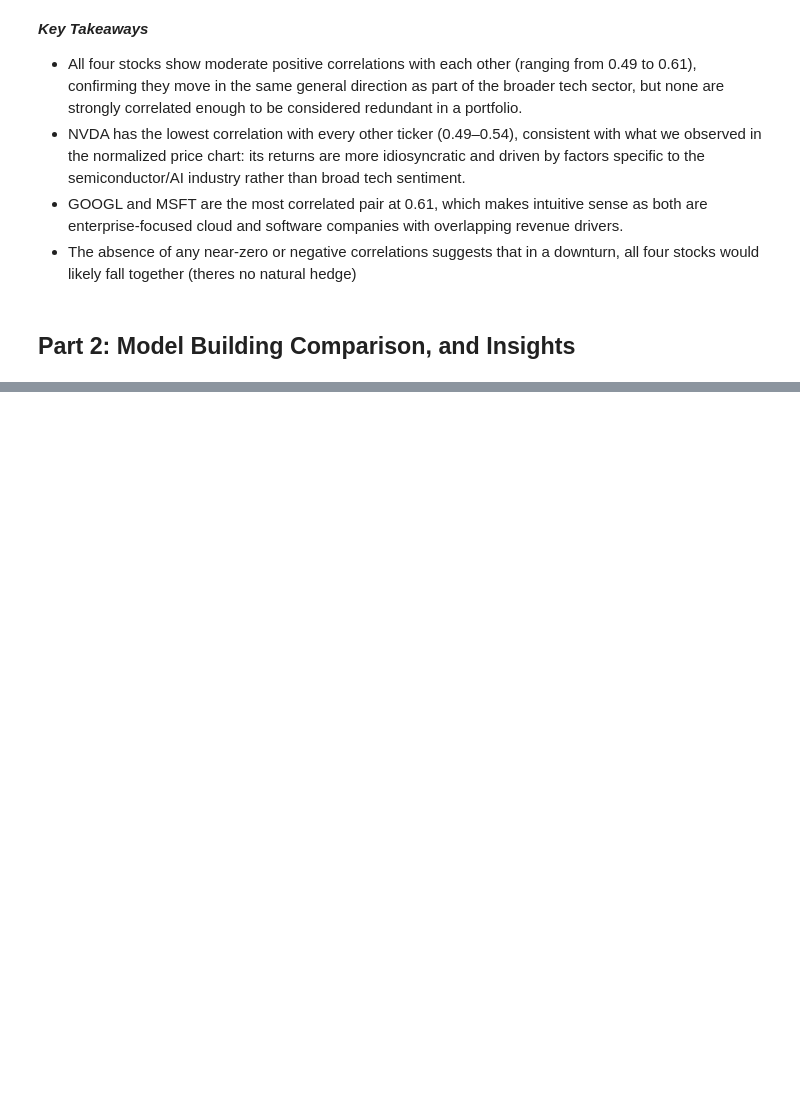
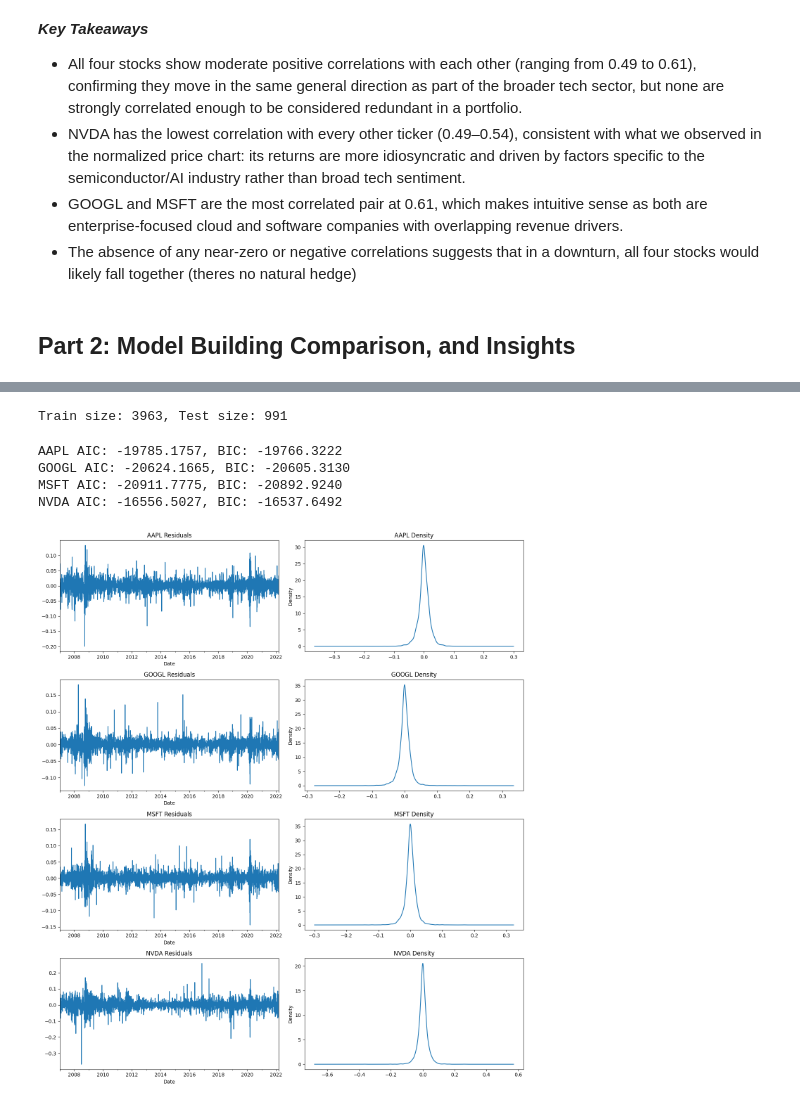
Before and after one commit to tosalam17/Quant-Time-Series-Project, a Jupyter notebook: quant-tsf.ipynb, the cells around one changed output, grey strips where cells are left out. Saved outputs shown, nothing was run; the diff lists cells and outputs as text; code cells hidden in the pictures; blank space fills up the shorter version.

```diff
--- a/quant-tsf.ipynb
+++ b/quant-tsf.ipynb
@@ -314,0 +392,40 @@ from neuralforecast.losses.pytorch import MAE
+# %%
+#lets do our train_test_splits
+# 80/20 train test split
+split = int(len(arima_data['AAPL']) * 0.8)
+
+arima_train = {tick: arima_data[tick][:split] for tick in tickers}
+arima_test = {tick:arima_data[tick][split:] for tick in tickers}
+
+print(f'Train size: {split}, Test size: {len(arima_data["AAPL"]) - split}')
+# %% [output]
+Train size: 3963, Test size: 991
+# %%
+#step 2: Fitting the ARIMA Model
+arima_models = {}
+arima_results = {}
+
+for tick in tickers:
+    model = ARIMA(arima_train[tick], order=(1, 1, 1)) #using 1,1,1 because both the acf and pacf plots spiked at the first lags --> (p=1 (pacf), d=1 (is stationary), q=1 (acf)
+    result = model.fit(method_kwargs={"maxiter": 1000})
+    arima_models[tick] = model
+    arima_results[tick] = result
+    print(f'{tick} AIC: {result.aic:.4f}, BIC: {result.bic:.4f}')
+# %% [output]
+AAPL AIC: -19785.1757, BIC: -19766.3222
+GOOGL AIC: -20624.1665, BIC: -20605.3130
+MSFT AIC: -20911.7775, BIC: -20892.9240
+NVDA AIC: -16556.5027, BIC: -16537.6492
+# %%
+#step 3: Making predictions
+fig, axes = plt.subplots(4, 2, figsize=(14, 16))
+
+for i, tick in enumerate(tickers):
+    residuals = pd.Series(arima_results[tick].resid[1:])
+    residuals.plot(title=f'{tick} Residuals', ax=axes[i][0])
+    residuals.plot(title=f'{tick} Density', kind='kde', ax=axes[i][1])
+
+plt.tight_layout()
+plt.show()
+# %% [output]
+[figure, added]
```
Also changed, not shown: parts of 14 cells of this notebook.
